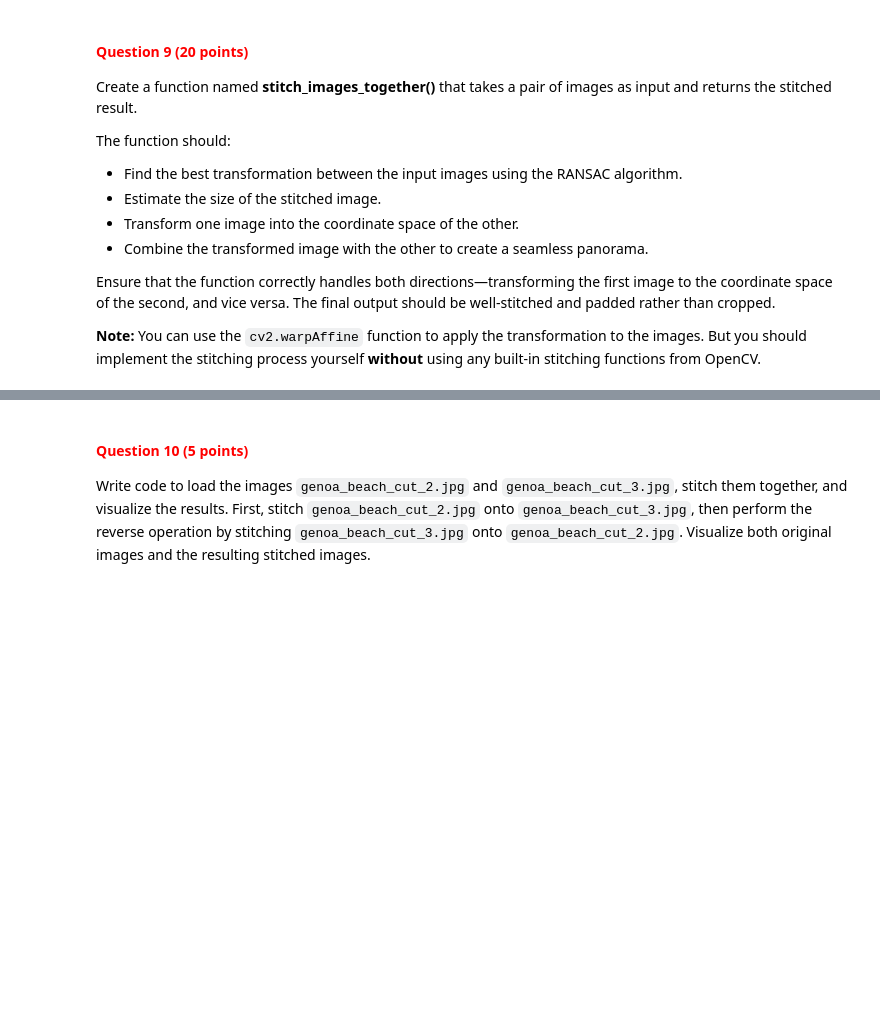
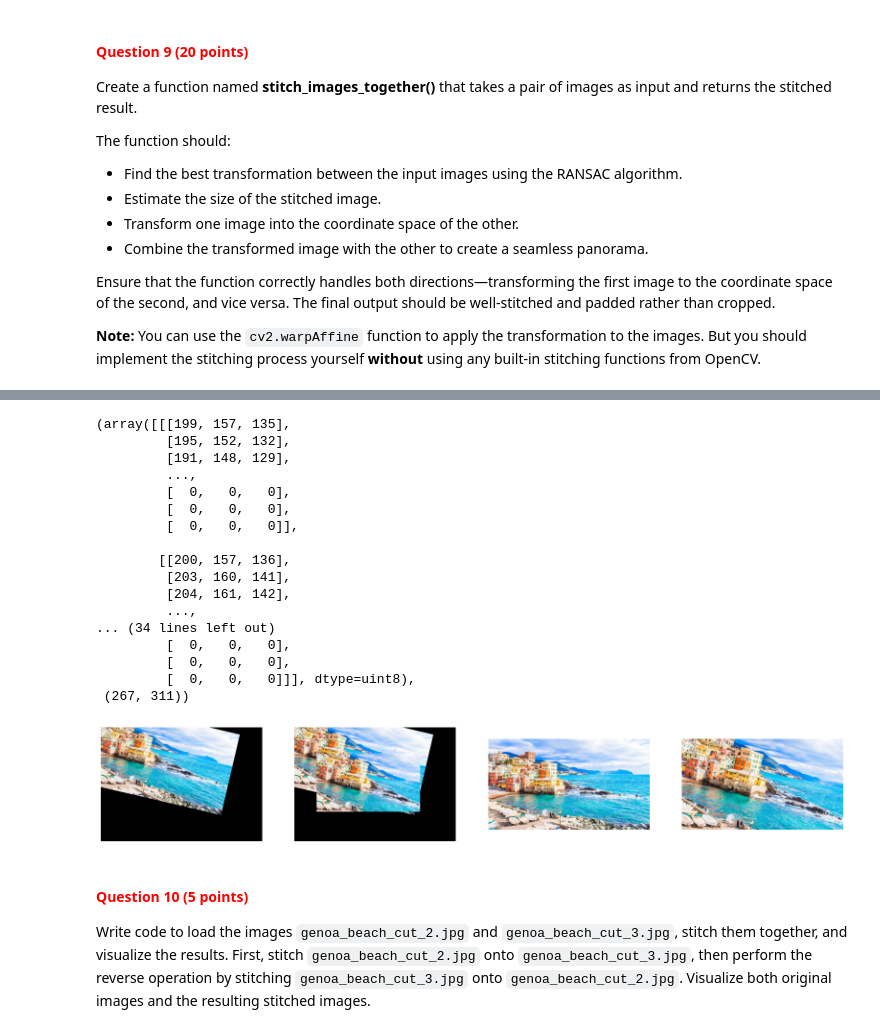
Before and after one commit to matthias-hagenauer/cv1_labs, a Jupyter notebook: cv1-lab-4/cv1-lab-4.ipynb, the cells around one changed output, grey strips where cells are left out. Cells and saved outputs as stored; diff of their text form; code cells hidden in the pictures; blank space fills up the shorter version.

```diff
--- a/cv1-lab-4/cv1-lab-4.ipynb
+++ b/cv1-lab-4/cv1-lab-4.ipynb
@@ -721,15 +721,60 @@ def stitch_images_together(image_1, image_2, transformation_matrix):
         offset_image_2: Offset of image_2 in the new output image coordinate system.
     """
 
-    keypoints_image_1, keypoints_image_2, matches = get_matching_keypoints(image_1, image_2)
-    best_transformation_matrix,best_inliers = ransac_algorithm(keypoints_image_1, keypoints_image_2, matches, num_iterations=30, num_points=3, threshold=10)
-
-    transformed_image = cv2.warpAffine(image_1,best_transformation_matrix)
-
     # Plan: priority to image 2, stitch image 1 onto it
     # Find where corners of image 1 end up
     # Use the max of corners of 2 and transformed corners of 1 and create 0s array
-    # Fill with transformed image 1, then overlay image 2.
+    # Fill with transformed image 1
+    # Translate image 2 around so it has the correct place in the new bounding box
+    # Fill with image 2 (overrule transformed image 1 as image 2 is less distoreted)
     # Results is a stitched image
 
+    h1,w1,channels = np.shape(image_1)
+    h2,w2,channels = np.shape(image_2)
+
+    keypoints_image_1, keypoints_image_2, matches = get_matching_keypoints(image_1, image_2)
+    best_transformation_matrix,best_inliers = ransac_algorithm(keypoints_image_1, keypoints_image_2, matches, num_iterations=30, num_points=3, threshold=10)
+    best_transformation_matrix = best_transformation_matrix[:2,:]
+
+    corners_image_1 = np.array([[0,0,1],[w1,0,1],[w1,h1,1],[0,h1,1]],dtype='float32')     # Bottom Left, Bottom Right, Top Rigth, Top Left
+    corners_transformed_image = np.array([best_transformation_matrix @ corners_image_1[i] for i in range(4)])
+
+    x_min = int(np.floor(min(0, corners_transformed_image[0][0],corners_transformed_image[1][0],corners_transformed_image[2][0],corners_transformed_image[3][0])))
+    x_max = int(np.ceil(max(w2, corners_transformed_image[0][0],corners_transformed_image[1][0],corners_transformed_image[2][0],corners_transformed_image[3][0])))
+    y_min = int(np.floor(min(0, corners_transformed_image[0][1],corners_transformed_image[1][1],corners_transformed_image[2][1],corners_transformed_image[3][1])))
+    y_max = int(np.ceil(max(h2, corners_transformed_image[0][1],corners_transformed_image[1][1],corners_transformed_image[2][1],corners_transformed_image[3][1])))
+
+    w_stitched = x_max - x_min + 1
+    h_stitched = y_max - y_min + 1
+
+    transformed_image_1 = cv2.warpAffine(image_1,best_transformation_matrix, (w_stitched,h_stitched))
+
+    offset_x = 0
+    offset_y = 0
+
+    if x_min < 0:
+        offset_x = -x_min
+    if y_min < 0:
+        offset_y = -y_min
+    offset_image_2 = (offset_x, offset_y)
+
+    fig, axs = plt.subplots(1, 4, figsize=(20, 5))
+
+    output_image = np.zeros((h_stitched,w_stitched,3),dtype=np.uint8)
+    output_image = np.maximum(output_image, transformed_image_1)
+    axs[0].imshow(output_image)
+
+    output_image[offset_y:offset_y + h2, offset_x:offset_x + w2] = image_2
+
+
+    axs[1].imshow(output_image)
+    axs[2].imshow(image_1)
+    axs[3].imshow(image_2)
+
+    for ax in axs.flat:
+        ax.axis('off')
+
     return output_image, offset_image_2
+
+stitch_images_together(image_1, image_2, transformation_matrix=1)
+# %% [output]
@@ -736,3 +787,21 @@ def stitch_images_together(image_1, image_2, transformation_matrix):
+(array([[[199, 157, 135],
+         [195, 152, 132],
+         [191, 148, 129],
+         ...,
+         [  0,   0,   0],
+         [  0,   0,   0],
+         [  0,   0,   0]],
+
+        [[200, 157, 136],
+         [203, 160, 141],
+         [204, 161, 142],
+         ...,
+... (34 lines left out)
+         [  0,   0,   0],
+         [  0,   0,   0],
+         [  0,   0,   0]]], dtype=uint8),
+ (267, 311))
+[figure, added]
 # %% [markdown]
 <a id="question-10"></a>
 #### <font color='#FF0000'>Question 10 (5 points)</font>
```
Also changed, not shown: parts of 1 cell of this notebook.
